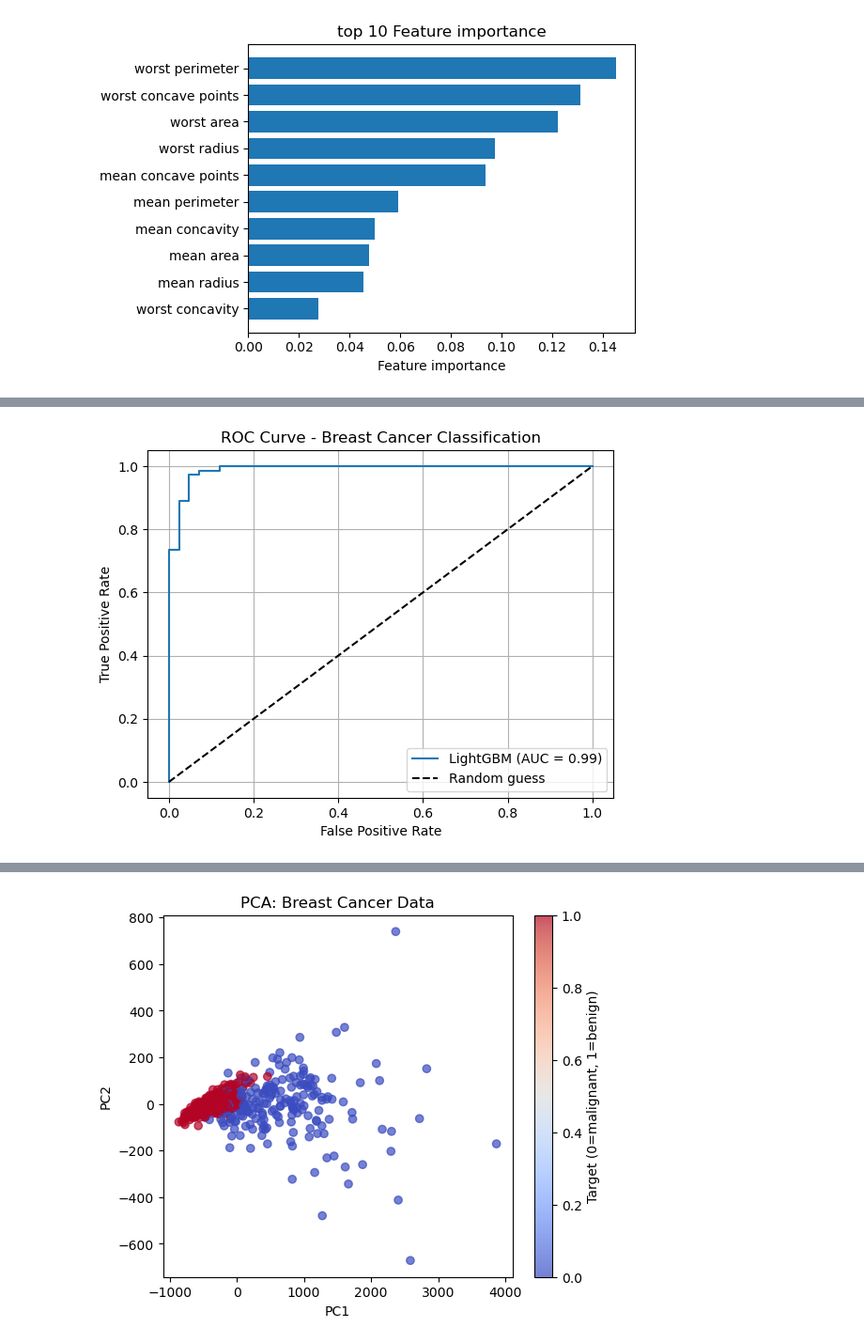
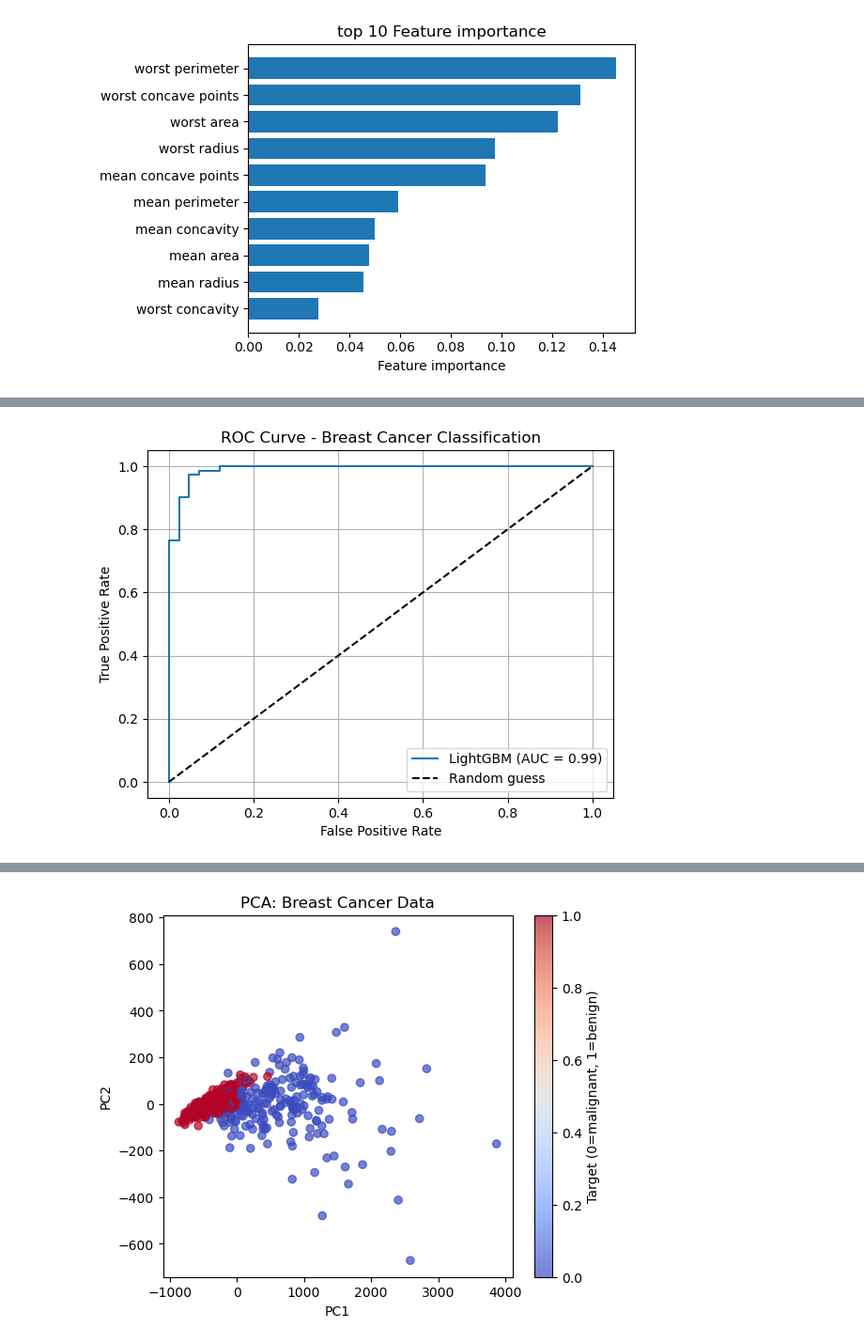
Before and after one commit to kradlegna/bigDataEdu, a Jupyter notebook: mission1_jupyter.ipynb, the cells around one changed output, grey strips where cells are left out. Shown at 94% size. Cells and saved outputs as stored; diff of their text form; code cells hidden in the pictures.

```diff
--- a/mission1_jupyter.ipynb
+++ b/mission1_jupyter.ipynb
@@ -707,7 +698,7 @@ X_train, X_test, y_train, y_test = train_test_split(
 )
 
 # 3. LGBM 모델 생성 및 학습 (CPU 사용)
-model = LGBMClassifier(device='cpu', random_state=42)
+model = LGBMClassifier(device='gpu', random_state=42)
 model.fit(X_train, y_train)
 
 # 4. 예측 확률 계산
@@ -748,4 +722,4 @@ You can set `force_col_wise=true` to remove the overhead.
-[figure, old version]
+[figure, new version]
 # %%
 from sklearn.datasets import load_breast_cancer
 import numpy as np
```
Also changed, not shown: parts of 11 cells of this notebook.
